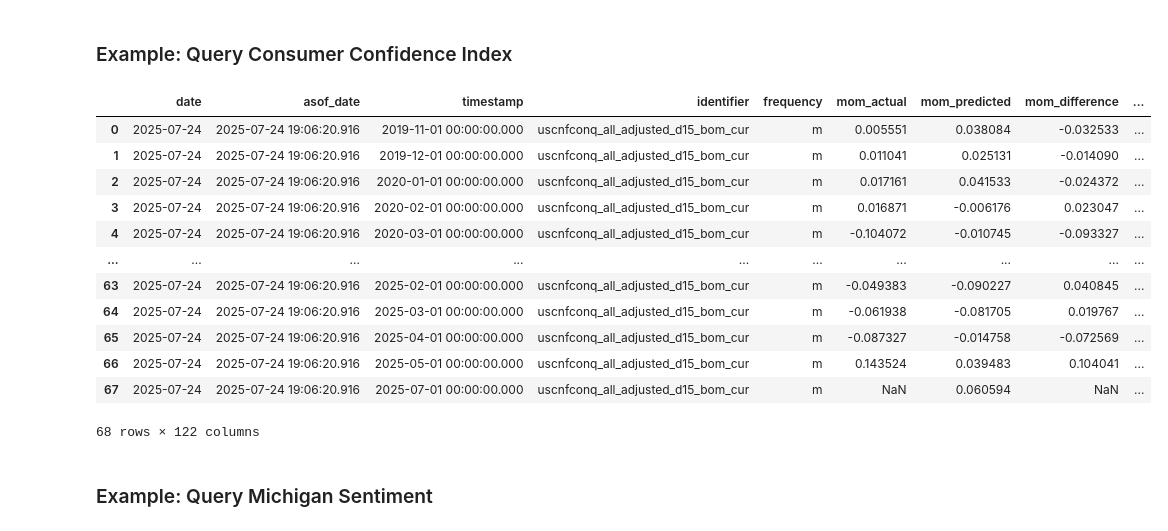
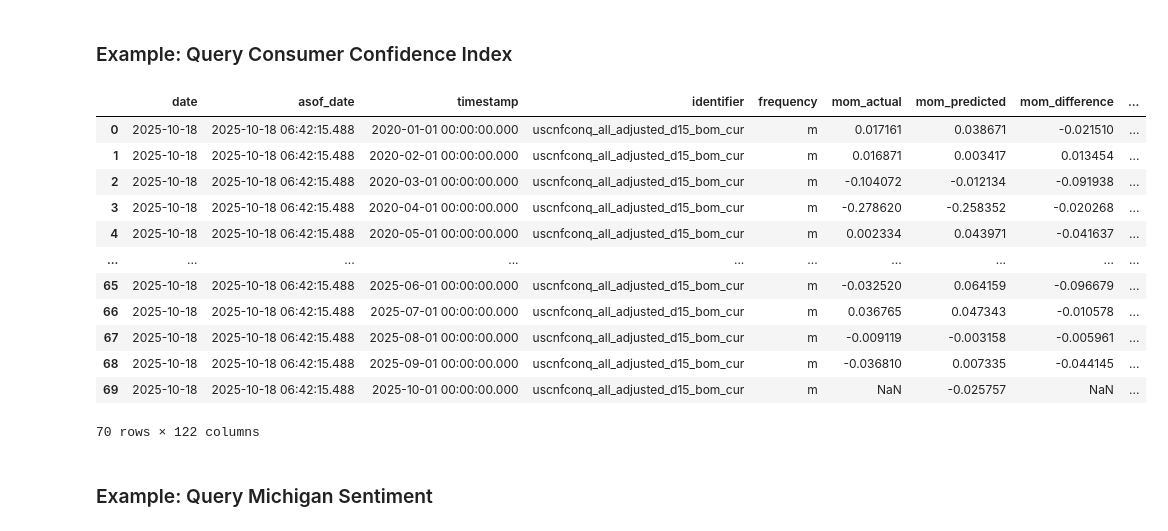
Before and after one commit to xtech-analytics/demo-notebooks, a Jupyter notebook: lseg_global_macro_predictions/lseg_global_macro_forecasts.ipynb, the cells around one changed output. Cells and saved outputs as stored; diff of their text form; code cells hidden in the pictures.

```diff
--- a/lseg_global_macro_predictions/lseg_global_macro_forecasts.ipynb
+++ b/lseg_global_macro_predictions/lseg_global_macro_forecasts.ipynb
@@ -291,22 +282,22 @@ plot_forecasts(df,plot_type='mom')
 # %% [markdown]
 ### Example: Query Consumer Confidence Index
 # %%
-df = unifier.get_dataframe(name='xtech_macro_us_core_predictions', key='uscnfconq_all_adjusted_d15_bom_cur', asof_date=None ,back_to=None,up_to=None, limit=None)
+df = unifier.get_dataframe(name='lseg_macro_us_core_predictions', key='uscnfconq_all_adjusted_d15_bom_cur', asof_date=None ,back_to=None,up_to=None, limit=None)
 df
 # %% [output]
 |  | date | asof_date | timestamp | identifier | frequency | mom_actual | mom_predicted | mom_difference | ... |
-| 0 | 2025-07-24 | 2025-07-24 19:06:20.916 | 2019-11-01 00:00:00.000 | uscnfconq_all_adjusted_d15_bom_cur | m | 0.005551 | 0.038084 | -0.032533 | ... |
-| 1 | 2025-07-24 | 2025-07-24 19:06:20.916 | 2019-12-01 00:00:00.000 | uscnfconq_all_adjusted_d15_bom_cur | m | 0.011041 | 0.025131 | -0.014090 | ... |
-| 2 | 2025-07-24 | 2025-07-24 19:06:20.916 | 2020-01-01 00:00:00.000 | uscnfconq_all_adjusted_d15_bom_cur | m | 0.017161 | 0.041533 | -0.024372 | ... |
-| 3 | 2025-07-24 | 2025-07-24 19:06:20.916 | 2020-02-01 00:00:00.000 | uscnfconq_all_adjusted_d15_bom_cur | m | 0.016871 | -0.006176 | 0.023047 | ... |
-| 4 | 2025-07-24 | 2025-07-24 19:06:20.916 | 2020-03-01 00:00:00.000 | uscnfconq_all_adjusted_d15_bom_cur | m | -0.104072 | -0.010745 | -0.093327 | ... |
+| 0 | 2025-10-18 | 2025-10-18 06:42:15.488 | 2020-01-01 00:00:00.000 | uscnfconq_all_adjusted_d15_bom_cur | m | 0.017161 | 0.038671 | -0.021510 | ... |
+| 1 | 2025-10-18 | 2025-10-18 06:42:15.488 | 2020-02-01 00:00:00.000 | uscnfconq_all_adjusted_d15_bom_cur | m | 0.016871 | 0.003417 | 0.013454 | ... |
+| 2 | 2025-10-18 | 2025-10-18 06:42:15.488 | 2020-03-01 00:00:00.000 | uscnfconq_all_adjusted_d15_bom_cur | m | -0.104072 | -0.012134 | -0.091938 | ... |
+| 3 | 2025-10-18 | 2025-10-18 06:42:15.488 | 2020-04-01 00:00:00.000 | uscnfconq_all_adjusted_d15_bom_cur | m | -0.278620 | -0.258352 | -0.020268 | ... |
+| 4 | 2025-10-18 | 2025-10-18 06:42:15.488 | 2020-05-01 00:00:00.000 | uscnfconq_all_adjusted_d15_bom_cur | m | 0.002334 | 0.043971 | -0.041637 | ... |
 | ... | ... | ... | ... | ... | ... | ... | ... | ... | ... |
-| 63 | 2025-07-24 | 2025-07-24 19:06:20.916 | 2025-02-01 00:00:00.000 | uscnfconq_all_adjusted_d15_bom_cur | m | -0.049383 | -0.090227 | 0.040845 | ... |
-| 64 | 2025-07-24 | 2025-07-24 19:06:20.916 | 2025-03-01 00:00:00.000 | uscnfconq_all_adjusted_d15_bom_cur | m | -0.061938 | -0.081705 | 0.019767 | ... |
-| 65 | 2025-07-24 | 2025-07-24 19:06:20.916 | 2025-04-01 00:00:00.000 | uscnfconq_all_adjusted_d15_bom_cur | m | -0.087327 | -0.014758 | -0.072569 | ... |
-| 66 | 2025-07-24 | 2025-07-24 19:06:20.916 | 2025-05-01 00:00:00.000 | uscnfconq_all_adjusted_d15_bom_cur | m | 0.143524 | 0.039483 | 0.104041 | ... |
-| 67 | 2025-07-24 | 2025-07-24 19:06:20.916 | 2025-07-01 00:00:00.000 | uscnfconq_all_adjusted_d15_bom_cur | m | NaN | 0.060594 | NaN | ... |
+| 65 | 2025-10-18 | 2025-10-18 06:42:15.488 | 2025-06-01 00:00:00.000 | uscnfconq_all_adjusted_d15_bom_cur | m | -0.032520 | 0.064159 | -0.096679 | ... |
+| 66 | 2025-10-18 | 2025-10-18 06:42:15.488 | 2025-07-01 00:00:00.000 | uscnfconq_all_adjusted_d15_bom_cur | m | 0.036765 | 0.047343 | -0.010578 | ... |
+| 67 | 2025-10-18 | 2025-10-18 06:42:15.488 | 2025-08-01 00:00:00.000 | uscnfconq_all_adjusted_d15_bom_cur | m | -0.009119 | -0.003158 | -0.005961 | ... |
+| 68 | 2025-10-18 | 2025-10-18 06:42:15.488 | 2025-09-01 00:00:00.000 | uscnfconq_all_adjusted_d15_bom_cur | m | -0.036810 | 0.007335 | -0.044145 | ... |
+| 69 | 2025-10-18 | 2025-10-18 06:42:15.488 | 2025-10-01 00:00:00.000 | uscnfconq_all_adjusted_d15_bom_cur | m | NaN | -0.025757 | NaN | ... |
-68 rows × 122 columns
+70 rows × 122 columns
 # %%
 plot_forecasts(df.sort_values('timestamp'),plot_type='index')
 # %% [markdown]
```
Also changed, not shown: parts of 10 cells of this notebook, 3 other files.
